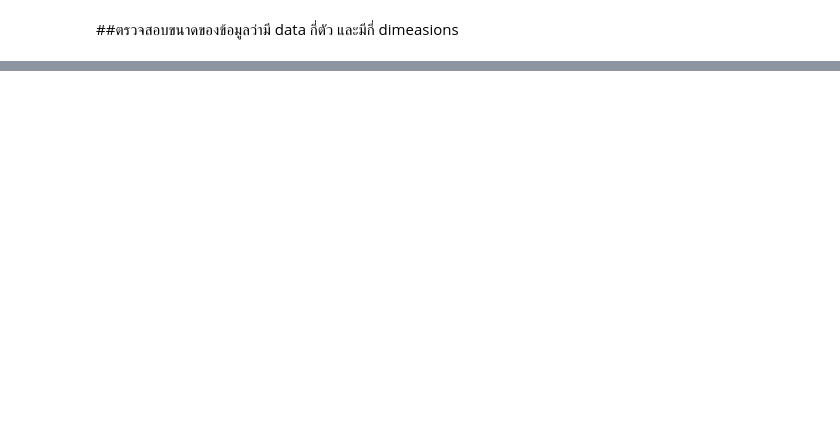
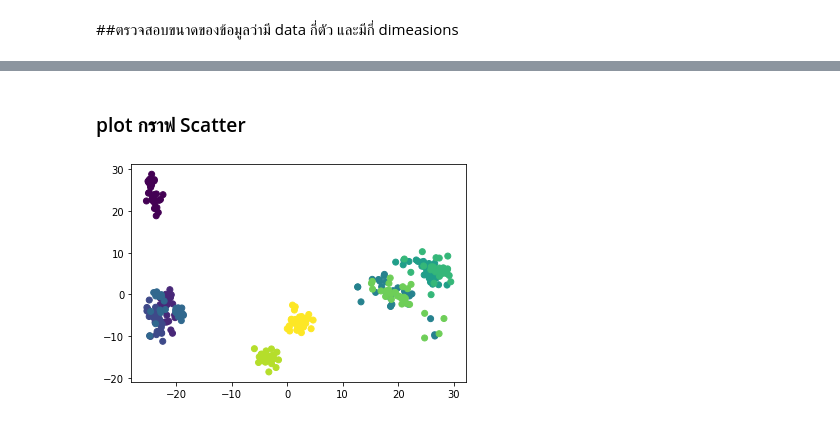
Before and after one commit to nichakornchaisuwan/multivariaet, a Jupyter notebook: Exam01.ipynb, the cells around one changed output, grey strips where cells are left out. Drawn from its saved outputs; the diff is of its cells as text; code cells hidden in the pictures; blank space fills up the shorter version.

```diff
--- a/Exam01.ipynb
+++ b/Exam01.ipynb
@@ -21,0 +149,2 @@ data.head(10)
+# %%
+new_pca = pca.fit_transform(datapizza_dropped.to_numpy())
@@ -21,0 +177,3 @@ data.head(10)
+# %%
+Brand = set(datapizza['brand'])
+Brand
@@ -21,0 +184,10 @@ data.head(10)
+# %%
+#สร้าง color list
+Brand_l = list(Brand)
+Brand_l.sort()
+color_list = {}
+num = 0
+for each_brand in Brand_l:
+    if each_fg not in color_list:
+        color_list[each_brand] = num
+        num += 1
@@ -21,0 +209,3 @@ data.head(10)
+# %%
+datapizza_dropped2 = datapizza_dropped1.replace(color_list)
+datapizza_dropped2 # Brand จะถูกกำหนดเป็นตัวเลขแทนตัวอักษร
@@ -21,0 +226,2 @@ data.head(10)
+# %% [markdown]
+### plot กราฟ Scatter
@@ -21,0 +230,4 @@ data.head(10)
+# %%
+plt.scatter(new_pca[:,0],new_pca[:,1],c = datapizza_dropped2['brand']);
+# %% [output]
+[figure, added]
```
Also changed, not shown: parts of 104 cells of this notebook.
